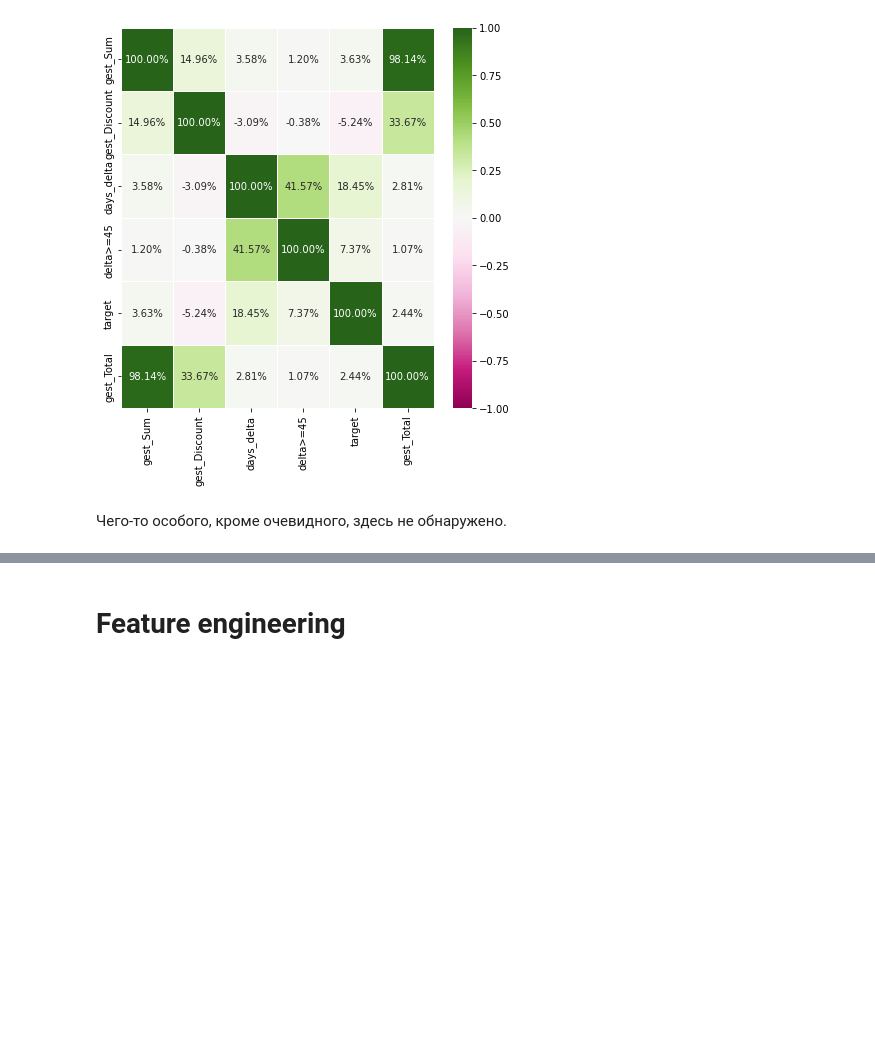
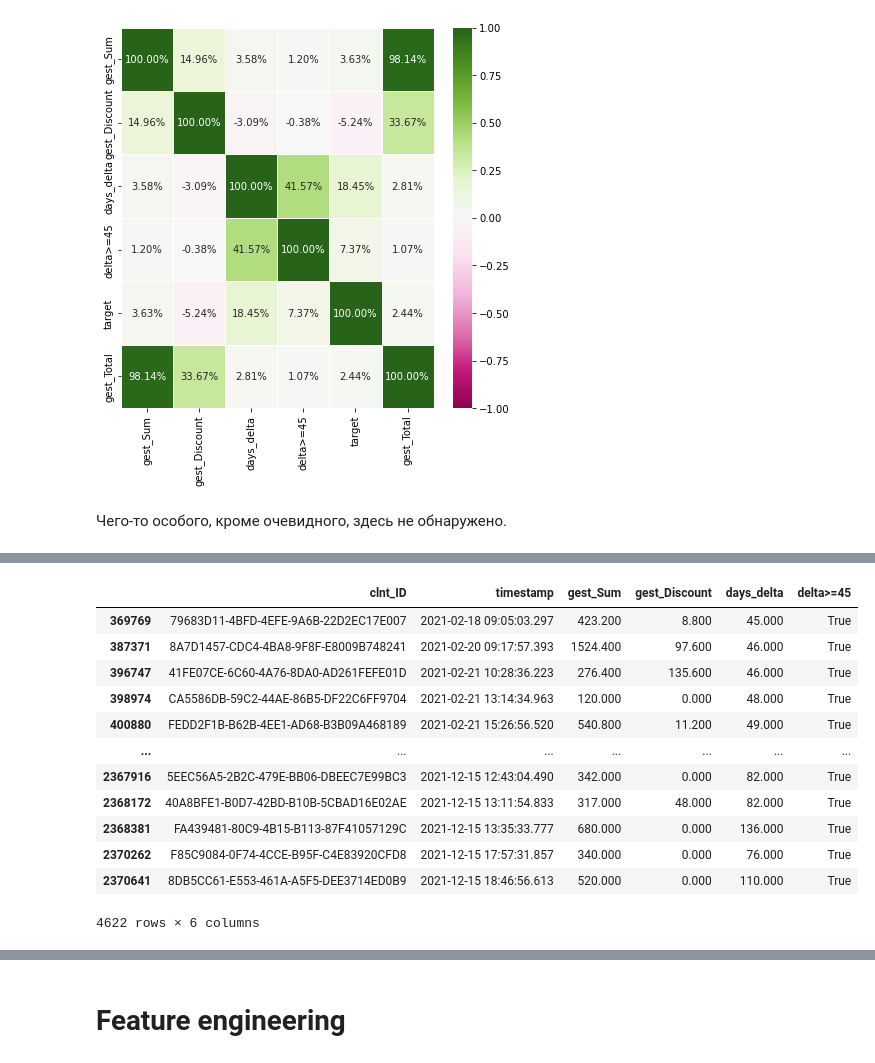
Before and after one commit to snakerzr/cupcake_churn_prediction, a Jupyter notebook: notebook.ipynb, the cells around one changed output, grey strips where cells are left out. Cells and saved outputs as stored; diff of their text form; code cells hidden in the pictures; blank space fills up the shorter version.

```diff
--- a/notebook.ipynb
+++ b/notebook.ipynb
@@ -1038,0 +1057,16 @@ plt.show()
+# %%
+df[df['delta>=45'] == True]
+# %% [output]
+|  | clnt_ID | timestamp | gest_Sum | gest_Discount | days_delta | delta>=45 |
+| 369769 | 79683D11-4BFD-4EFE-9A6B-22D2EC17E007 | 2021-02-18 09:05:03.297 | 423.200 | 8.800 | 45.000 | True |
+| 387371 | 8A7D1457-CDC4-4BA8-9F8F-E8009B748241 | 2021-02-20 09:17:57.393 | 1524.400 | 97.600 | 46.000 | True |
+| 396747 | 41FE07CE-6C60-4A76-8DA0-AD261FEFE01D | 2021-02-21 10:28:36.223 | 276.400 | 135.600 | 46.000 | True |
+| 398974 | CA5586DB-59C2-44AE-86B5-DF22C6FF9704 | 2021-02-21 13:14:34.963 | 120.000 | 0.000 | 48.000 | True |
+| 400880 | FEDD2F1B-B62B-4EE1-AD68-B3B09A468189 | 2021-02-21 15:26:56.520 | 540.800 | 11.200 | 49.000 | True |
+| ... | ... | ... | ... | ... | ... | ... |
+| 2367916 | 5EEC56A5-2B2C-479E-BB06-DBEEC7E99BC3 | 2021-12-15 12:43:04.490 | 342.000 | 0.000 | 82.000 | True |
+| 2368172 | 40A8BFE1-B0D7-42BD-B10B-5CBAD16E02AE | 2021-12-15 13:11:54.833 | 317.000 | 48.000 | 82.000 | True |
+| 2368381 | FA439481-80C9-4B15-B113-87F41057129C | 2021-12-15 13:35:33.777 | 680.000 | 0.000 | 136.000 | True |
+| 2370262 | F85C9084-0F74-4CCE-B95F-C4E83920CFD8 | 2021-12-15 17:57:31.857 | 340.000 | 0.000 | 76.000 | True |
+| 2370641 | 8DB5CC61-E553-461A-A5F5-DEE3714ED0B9 | 2021-12-15 18:46:56.613 | 520.000 | 0.000 | 110.000 | True |
+4622 rows × 6 columns
```
Also changed, not shown: parts of 55 cells of this notebook.
